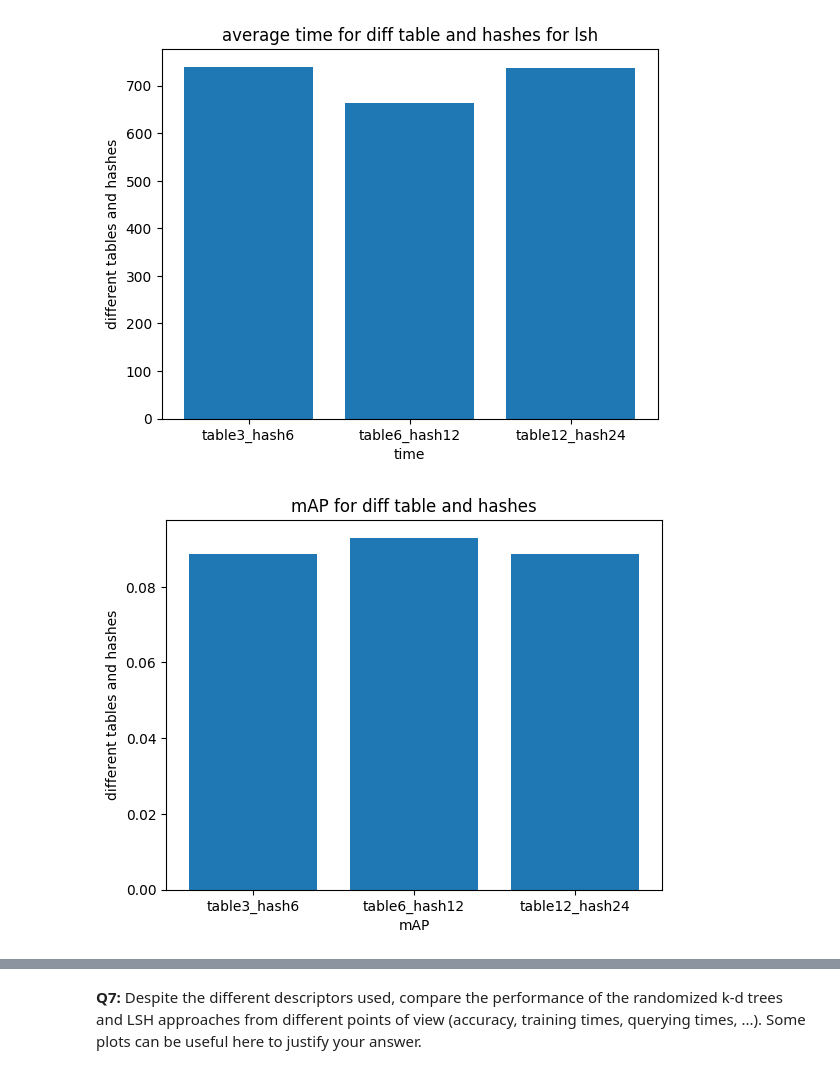
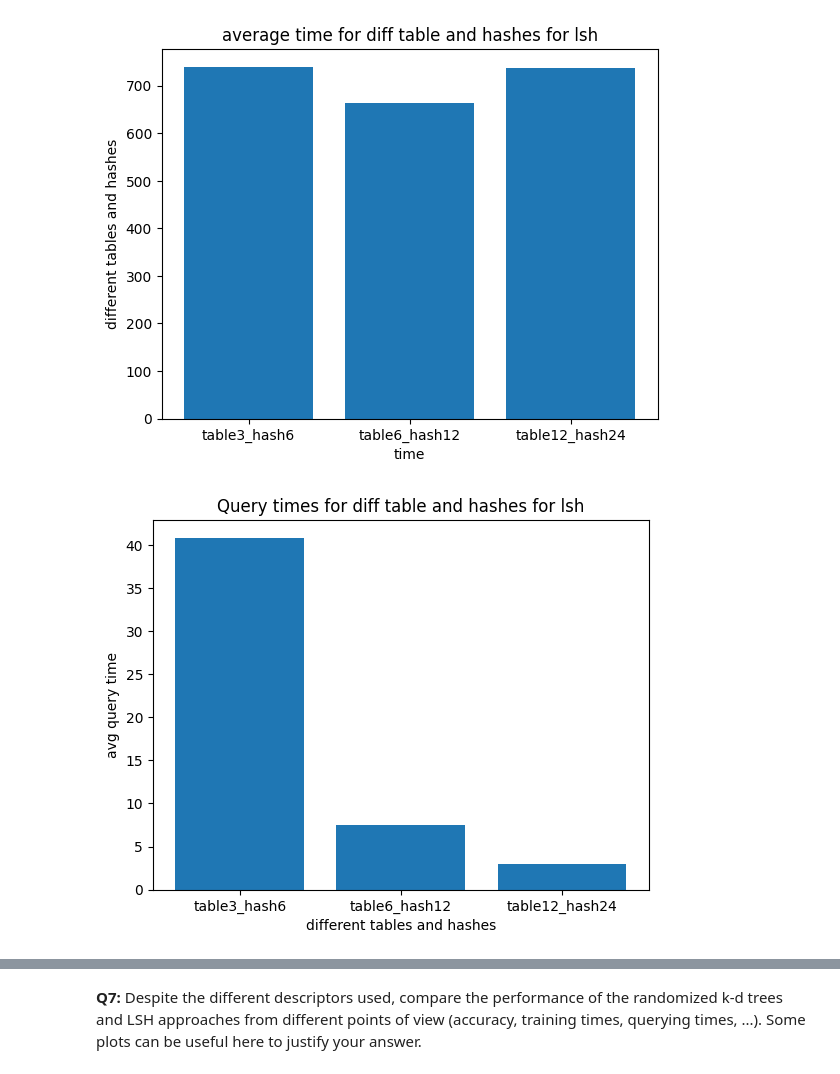
Before and after one commit to claredavies/ImageIndexing, a Jupyter notebook: Image_Indexing_Assignment2.ipynb, the cells around one changed output, grey strips where cells are left out. Cells and saved outputs as stored; diff of their text form; code cells hidden in the pictures.

```diff
--- a/Image_Indexing_Assignment2.ipynb
+++ b/Image_Indexing_Assignment2.ipynb
@@ -562,5 +604,37 @@ time_table12_hash24 %s seconds:  736.8589413166046
+# %%
+total_time_table6_hash12 = 0
+total_time_table3_hash6 = 0
+total_time_table12_hash24 = 0
+# Define the number of queries to run
+num_queries = 5
+
+# Loop through the queries
+for i in range(num_queries):
+    # Time how long the search takes
+    start_time_table3_hash6 = time.time()
+    results_table3_hash6 = search_image(query_desc_orb[i], index_table3_hash6, train_names[0:5])
+    end_time_table3_hash6 = time.time()
+
+    start_time_table6_hash12 = time.time()
+    results_table6_hash12 = search_image(query_desc_orb[i], index_table6_hash12, train_names[0:5])
+    end_time_table6_hash12 = time.time()
+
+    start_time_table12_hash24 = time.time()
+    results_table12_hash24 = search_image(query_desc_orb[i], index_table12_hash24, train_names[0:5])
+    end_time_table12_hash24 = time.time()
+
+    total_time_table3_hash6 += (end_time_table3_hash6 - start_time_table3_hash6)
+    total_time_table6_hash12 += (end_time_table6_hash12 - start_time_table6_hash12)
+    total_time_table12_hash24 += (end_time_table12_hash24 - start_time_table12_hash24)
+
+# Compute the average time taken
+avg_time_table3_hash6 = total_time_table3_hash6 / num_queries
+avg_time_table6_hash12 = total_time_table6_hash12 / num_queries
+avg_time_table12_hash24 = total_time_table12_hash24 / num_queries
+# %%
+labels_lsh = ['table3_hash6','table6_hash12','table12_hash24']
+avg_query_time_lsh = [avg_time_table3_hash6, avg_time_table6_hash12, avg_time_table12_hash24]
 # %%
 # Data for the bar chart
-mAP_scores_hash = [mAP_lsh_table3_hash6, mAP_lsh_table6_hash12, mAP_lsh_table12_hash24]
-time_scores_hash = [time_table3_hash6, time_table6_hash12, time_table12_hash24]
-labels_hash = ['table3_hash6','table6_hash12','table12_hash24']
+mAP_scores_lsh = [mAP_lsh_table3_hash6, mAP_lsh_table6_hash12, mAP_lsh_table12_hash24]
+labels_lsh = ['table3_hash6','table6_hash12','table12_hash24']
@@ -569,6 +651,6 @@ plot_chart(time_scores_hash, labels_hash, "average time for diff table and hashe
 # %% [output]
 [figure]
 # %%
-plot_chart(mAP_scores_hash, labels_hash, "mAP for diff table and hashes", "mAP", "different tables and hashes")
+plot_chart(avg_query_time_lsh, labels_lsh, "Query times for diff table and hashes for lsh", "different tables and hashes", "avg query time")
 # %% [output]
-[figure, old version]
+[figure, new version]
```
Also changed, not shown: parts of 30 cells of this notebook.
